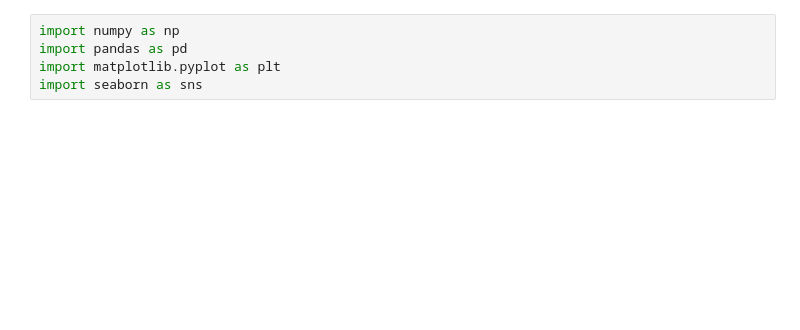
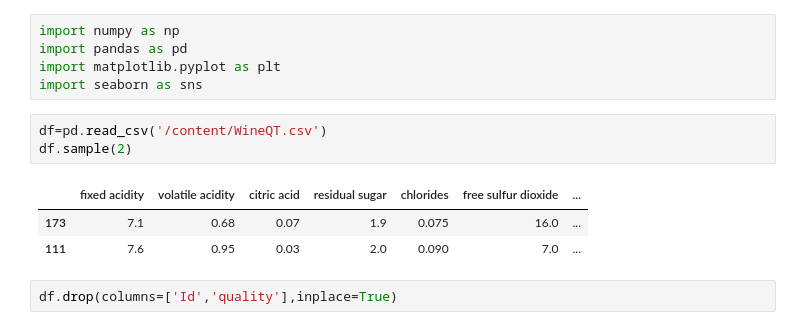
Before and after one commit to Uwais-ur-Rehman/ML-Project, a Jupyter notebook: DBSCAN_Clustering.ipynb, the cells around one changed output. Saved outputs shown, nothing was run; the diff lists cells and outputs as text; blank space fills up the shorter version.

```diff
--- a/DBSCAN_Clustering.ipynb
+++ b/DBSCAN_Clustering.ipynb
@@ -5,3 +5,12 @@ import numpy as np
 import pandas as pd
 import matplotlib.pyplot as plt
 import seaborn as sns
+# %%
+df=pd.read_csv('/content/WineQT.csv')
+df.sample(2)
+# %% [output]
+|  | fixed acidity | volatile acidity | citric acid | residual sugar | chlorides | free sulfur dioxide | ... |
+| 173 | 7.1 | 0.68 | 0.07 | 1.9 | 0.075 | 16.0 | ... |
+| 111 | 7.6 | 0.95 | 0.03 | 2.0 | 0.090 | 7.0 | ... |
+# %%
+df.drop(columns=['Id','quality'],inplace=True)
```
Also changed, not shown: parts of 22 cells of this notebook.
